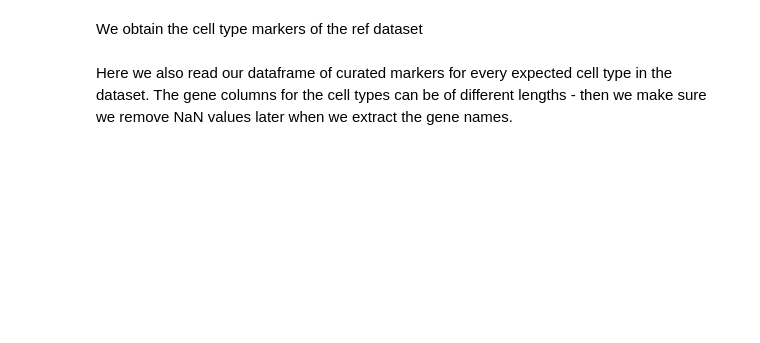
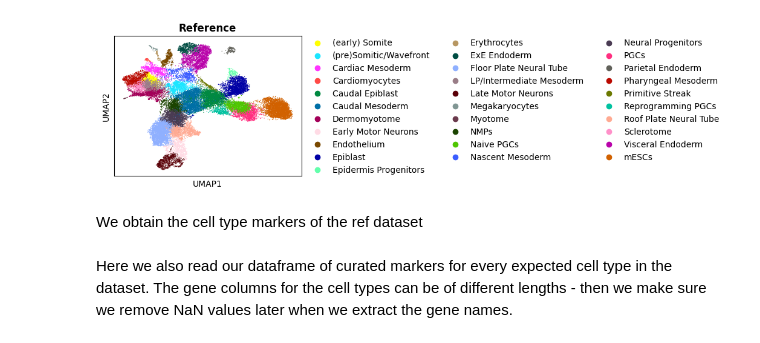
Before and after one commit to mariakaraboeva/ra-embryoids, a Jupyter notebook: Notebooks/9_Annotation.ipynb, the cells around one changed output. Saved outputs shown, nothing was run; the diff lists cells and outputs as text; code cells hidden in the pictures; blank space fills up the shorter version.

```diff
--- a/Notebooks/9_Annotation.ipynb
+++ b/Notebooks/9_Annotation.ipynb
@@ -87,3 +91,10 @@ theirdata.var_names=theirdata.var['Symbol']
+# %%
+fig, ax = plt.subplots(figsize=(4,3))
+sc.pl.umap(theirdata, color=['celltype'], show=False, ax=ax)
+ax.set_title('Reference', fontsize=12, weight='bold')
+plt.show()
+# %% [output]
+[figure, added]
 # %% [markdown]
 We obtain the cell type markers of the ref dataset
 # %%
```
Also changed, not shown: parts of 28 cells of this notebook, 13 other files.
